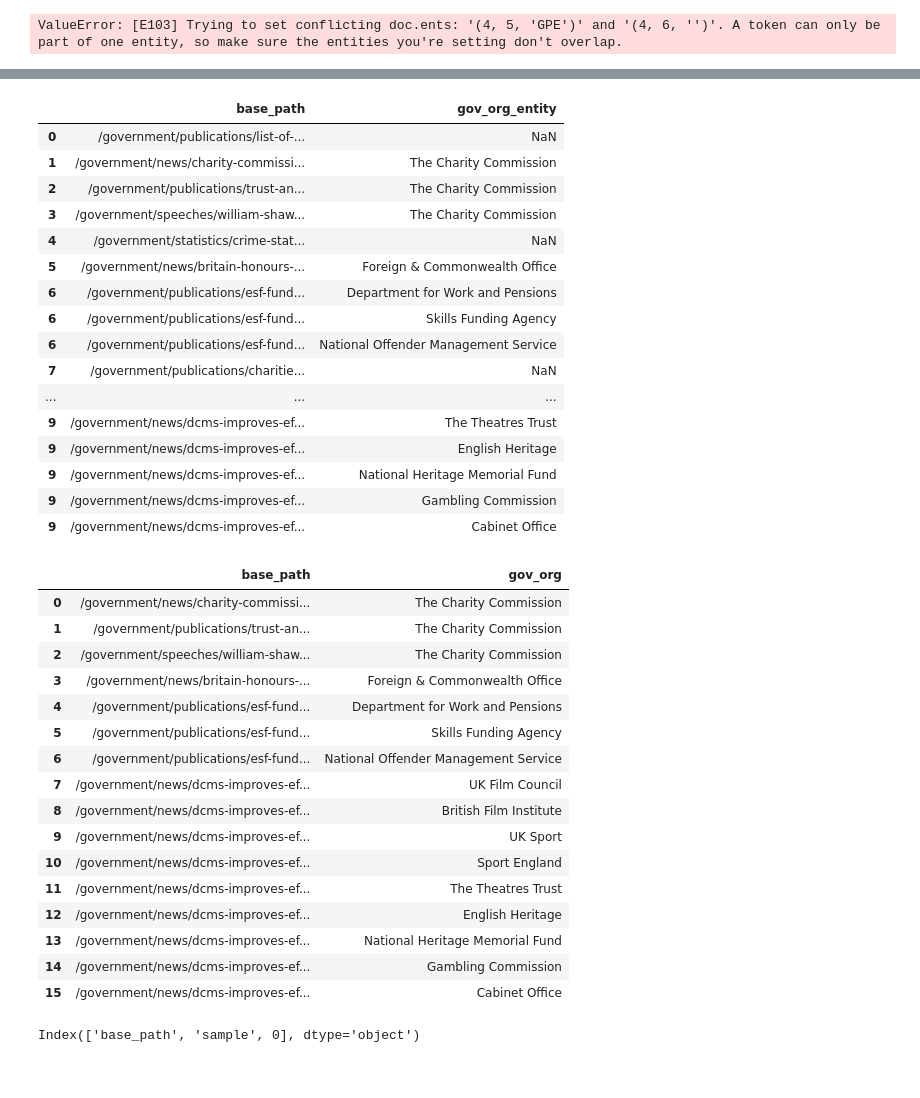
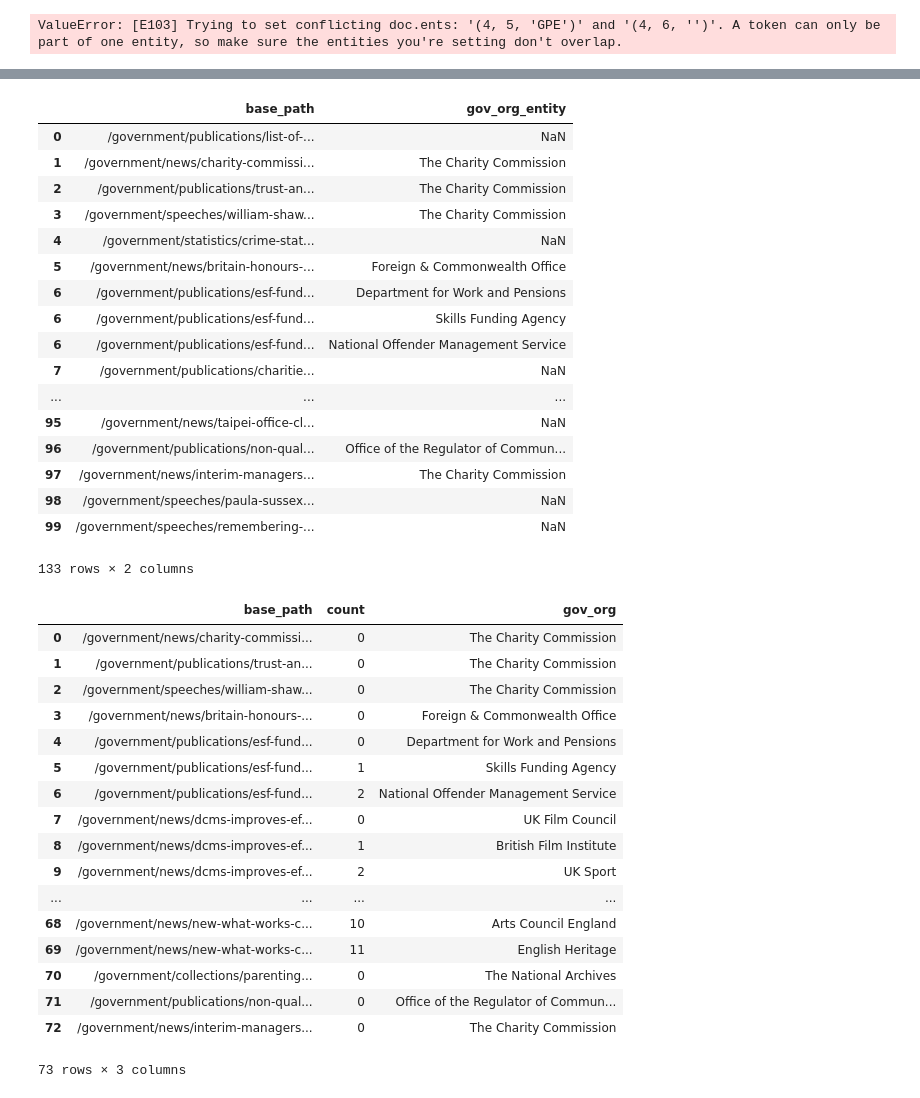
Before and after one commit to alphagov/govuk-spaCy, a Jupyter notebook: 01_finding_words_phrases_names_and_concepts.ipynb, the cells around one changed output, grey strips where cells are left out. Drawn from its saved outputs; the diff is of its cells as text; code cells hidden in the pictures.

```diff
--- a/01_finding_words_phrases_names_and_concepts.ipynb
+++ b/01_finding_words_phrases_names_and_concepts.ipynb
@@ -758,7 +758,7 @@ We want our nodes to be base_paths and GOV_ORGS, with edges REFERS_TO. This will
 # https://stackoverflow.com/questions/31674557/how-to-append-rows-in-a-pandas-dataframe-in-a-for-loop
 cols = ['base_path', 'gov_org']
 lst = []
-for index, row in df.head(10).iterrows():
+for index, row in df.head(100).iterrows():
     lst.append([row['base_path'], text_gov_org_match(df.at[index,"combined_text"])])
 df1 = pd.DataFrame(lst, columns=cols)
 df1
@@ -777,6 +784,6 @@ df1
 # %%
 # https://stackoverflow.com/questions/27263805/pandas-when-cell-contents-are-lists-create-a-row-for-each-element-in-the-list
-
+# Actually we want it like this, as we need a unique id
 s = df1.apply(lambda x: pd.Series(x['gov_org']),axis=1).stack().reset_index(level=1, drop=True)
 s.name = 'gov_org_entity'
 
@@ -794,37 +801,37 @@ df1.drop('gov_org', axis=1).join(s)
 | 6 | /government/publications/esf-fund... | National Offender Management Service |
 | 7 | /government/publications/charitie... | NaN |
 | ... | ... | ... |
-| 9 | /government/news/dcms-improves-ef... | The Theatres Trust |
-| 9 | /government/news/dcms-improves-ef... | English Heritage |
-| 9 | /government/news/dcms-improves-ef... | National Heritage Memorial Fund |
-| 9 | /government/news/dcms-improves-ef... | Gambling Commission |
-| 9 | /government/news/dcms-improves-ef... | Cabinet Office |
+| 95 | /government/news/taipei-office-cl... | NaN |
+| 96 | /government/publications/non-qual... | Office of the Regulator of Commun... |
+| 97 | /government/news/interim-managers... | The Charity Commission |
+| 98 | /government/speeches/paula-sussex... | NaN |
+| 99 | /government/speeches/remembering-... | NaN |
+133 rows × 2 columns
 # %%
+# this is our edge list, ideally we need unique ids for all base-paths and gov_org
+# we have these
 res = df1.set_index(['base_path'])['gov_org'].apply(pd.Series).stack()
 res = res.reset_index()
 res.rename(columns={'level_1':'count', 0:'gov_org'}, inplace=True)
 # don't need the number of unique gov_org for graph db
-res.drop(columns=['count'], inplace=True)
+#res.drop(columns=['count'], inplace=True)
 res
 # %% [output]
-|  | base_path | gov_org |
-| 0 | /government/news/charity-commissi... | The Charity Commission |
-| 1 | /government/publications/trust-an... | The Charity Commission |
-| 2 | /government/speeches/william-shaw... | The Charity Commission |
-| 3 | /government/news/britain-honours-... | Foreign & Commonwealth Office |
-| 4 | /government/publications/esf-fund... | Department for Work and Pensions |
-| 5 | /government/publications/esf-fund... | Skills Funding Agency |
-| 6 | /government/publications/esf-fund... | National Offender Management Service |
-| 7 | /government/news/dcms-improves-ef... | UK Film Council |
-| 8 | /government/news/dcms-improves-ef... | British Film Institute |
-| 9 | /government/news/dcms-improves-ef... | UK Sport |
-| 10 | /government/news/dcms-improves-ef... | Sport England |
-| 11 | /government/news/dcms-improves-ef... | The Theatres Trust |
-| 12 | /government/news/dcms-improves-ef... | English Heritage |
-| 13 | /government/news/dcms-improves-ef... | National Heritage Memorial Fund |
-| 14 | /government/news/dcms-improves-ef... | Gambling Commission |
-| 15 | /government/news/dcms-improves-ef... | Cabinet Office |
+|  | base_path | count | gov_org |
+| 0 | /government/news/charity-commissi... | 0 | The Charity Commission |
+| 1 | /government/publications/trust-an... | 0 | The Charity Commission |
+| 2 | /government/speeches/william-shaw... | 0 | The Charity Commission |
+| 3 | /government/news/britain-honours-... | 0 | Foreign & Commonwealth Office |
+| 4 | /government/publications/esf-fund... | 0 | Department for Work and Pensions |
+| 5 | /government/publications/esf-fund... | 1 | Skills Funding Agency |
+| 6 | /government/publications/esf-fund... | 2 | National Offender Management Service |
+| 7 | /government/news/dcms-improves-ef... | 0 | UK Film Council |
+| 8 | /government/news/dcms-improves-ef... | 1 | British Film Institute |
+| 9 | /government/news/dcms-improves-ef... | 2 | UK Sport |
+| ... | ... | ... | ... |
+| 68 | /government/news/new-what-works-c... | 10 | Arts Council England |
+| 69 | /government/news/new-what-works-c... | 11 | English Heritage |
+| 70 | /government/collections/parenting... | 0 | The National Archives |
+| 71 | /government/publications/non-qual... | 0 | Office of the Regulator of Commun... |
+| 72 | /government/news/interim-managers... | 0 | The Charity Commission |
+73 rows × 3 columns
-# %%
-res.columns
-# %% [output]
-Index(['base_path', 'sample', 0], dtype='object')
```
Also changed, not shown: parts of 2 cells of this notebook, 2 other files.
